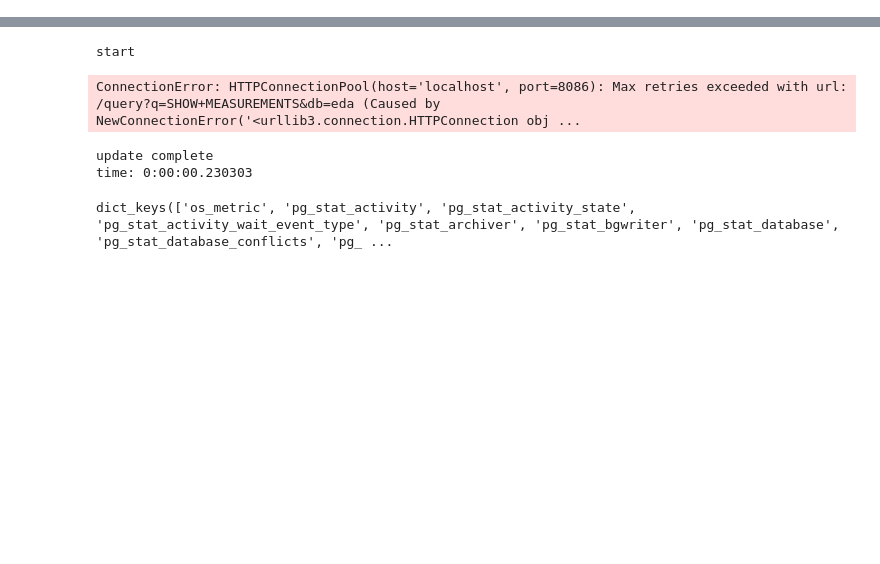
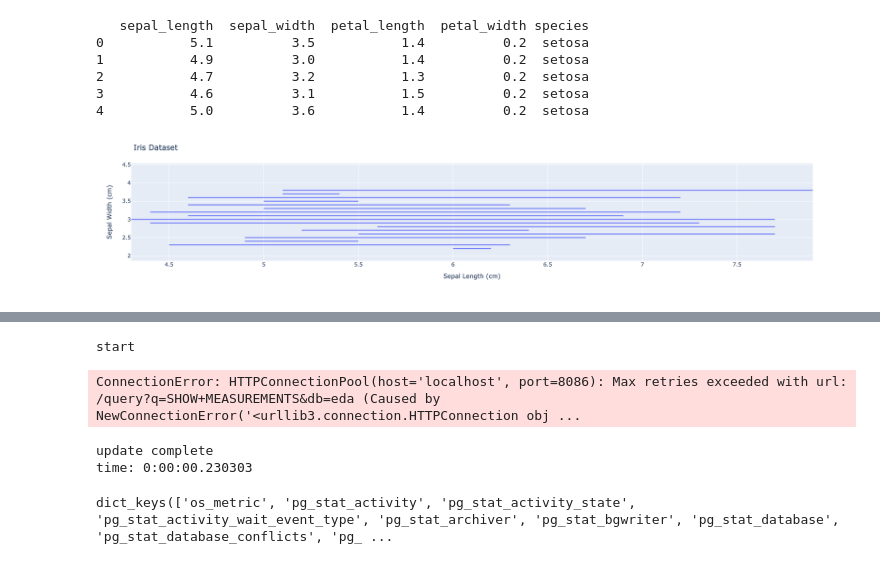
Before and after one commit to allene-ha/EDA_Framework, a Jupyter notebook: demo.ipynb, the cells around one changed output, grey strips where cells are left out. Cells and saved outputs as stored; diff of their text form; code cells hidden in the pictures; blank space fills up the shorter version.

```diff
--- a/demo.ipynb
+++ b/demo.ipynb
@@ -76,3 +85,42 @@ df
+# %%
+import seaborn as sns
+import pandas as pd
+from visualize_from_language import *
+
+# load iris dataset from seaborn library
+iris = sns.load_dataset('iris')
+
+# display first 5 rows of the dataset
+#print(iris.head())
+
+# convert the iris dataset into a Pandas DataFrame
+df_iris = pd.DataFrame(iris)
+
+# display the first 5 rows of the DataFrame
+print(df_iris.head())
+
+
+import plotly.express as px
+import pandas as pd
+
+fig = px.line(df_iris, x='sepal_length', y='sepal_width', color=None, line_group="sepal_width")
+fig.update_layout(
+    title='Iris Dataset',
+    xaxis_title='Sepal Length (cm)',
+    yaxis_title='Sepal Width (cm)'
+)
+
+fig.show()
+
+#Element(y="sepal_length", x='sepal_width',chart_type = 'scatter', col='species').plot(df_iris)
+# %% [output]
+   sepal_length  sepal_width  petal_length  petal_width species
+0           5.1          3.5           1.4          0.2  setosa
+1           4.9          3.0           1.4          0.2  setosa
+2           4.7          3.2           1.3          0.2  setosa
+3           4.6          3.1           1.5          0.2  setosa
+4           5.0          3.6           1.4          0.2  setosa
+[figure, added]
 # %%
 client.drop_database('eda')
 
```
Also changed, not shown: parts of 5 cells of this notebook, 1 other file.
